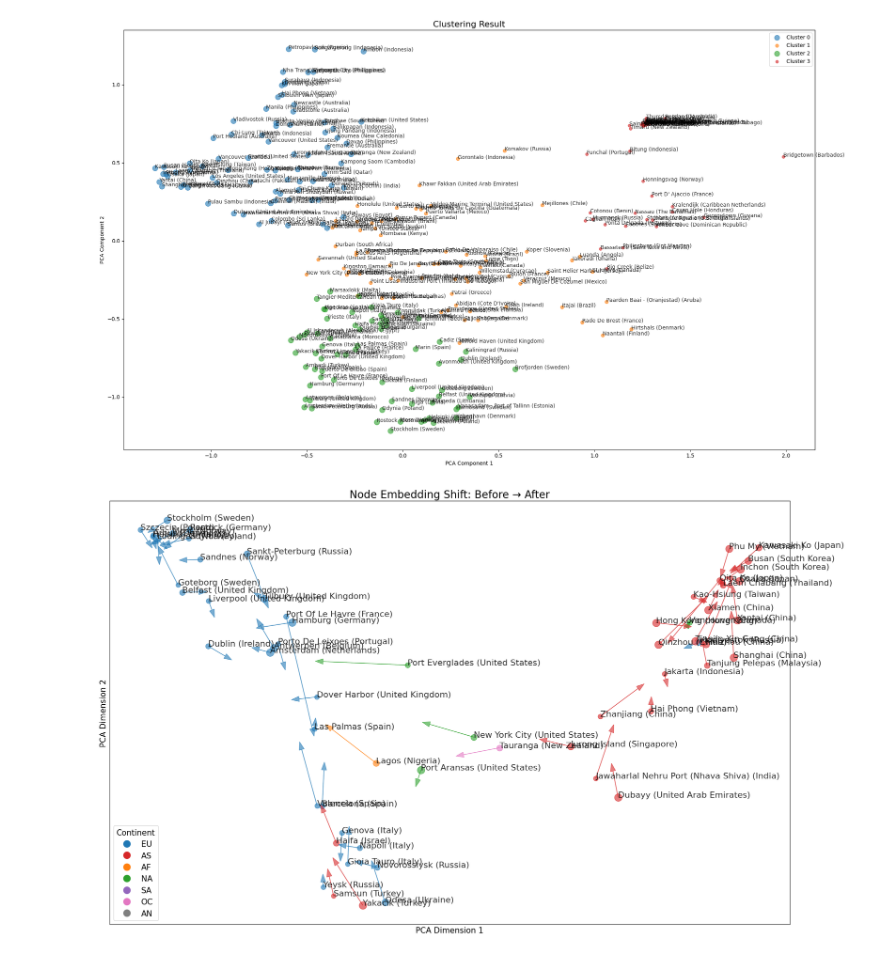
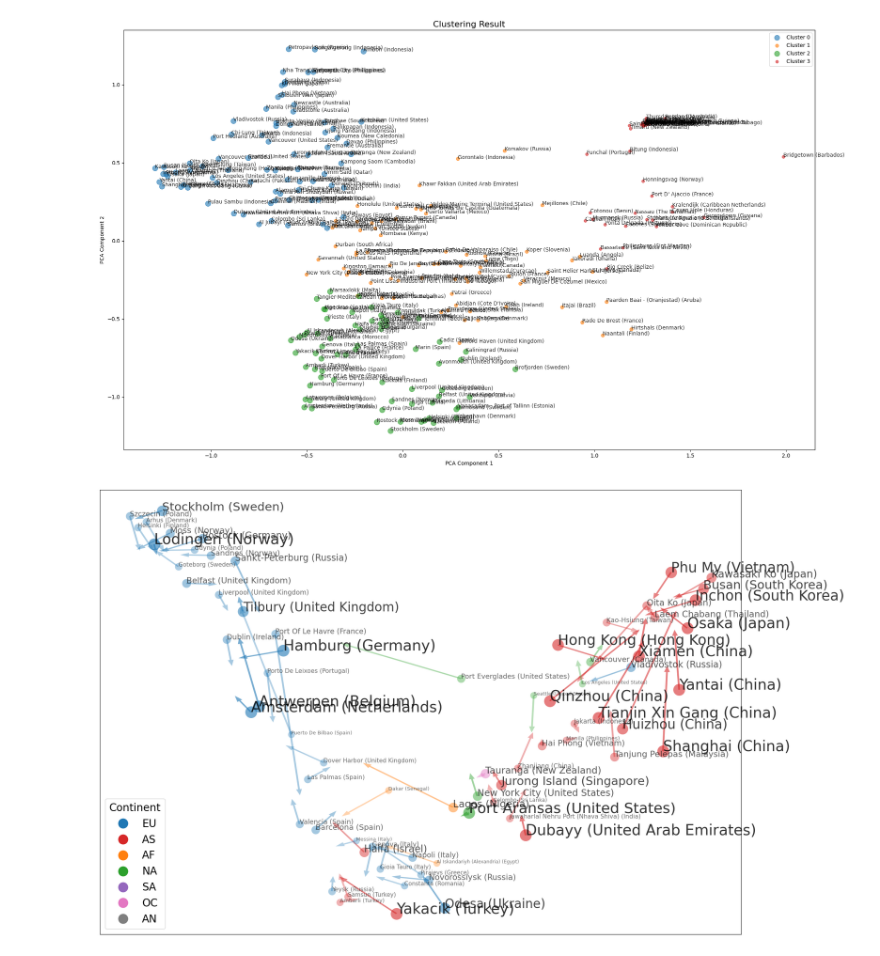
Before and after one commit to Paulliant/global-shipping-networks-analysis, a Jupyter notebook: Network Analysis/graph_embedding_calculate.ipynb, the cells around one changed output. Cells and saved outputs as stored; diff of their text form; code cells hidden in the pictures.

```diff
--- a/Network Analysis/graph_embedding_calculate.ipynb
+++ b/Network Analysis/graph_embedding_calculate.ipynb
@@ -79,6 +79,7 @@ from matplotlib.colors import Normalize
 from matplotlib.patches import Patch
 from matplotlib.lines import Line2D
 from sklearn.decomposition import PCA
+from sklearn.preprocessing import QuantileTransformer
 import reverse_geocoder as rg
 import pycountry_convert as pc
 
@@ -103,8 +104,8 @@ embeddings_before = embeddings_before[:n_nodes]
 embeddings_after = embeddings_after[:n_nodes]
 clusters = clusters.iloc[:n_nodes].reset_index(drop=True)
 
-# 只保留大港口
-main_ports = clusters['ship_cnts'] > 1500
+# # 只保留大港口
+main_ports = clusters['ship_cnts'] > 1000
 embeddings_before = embeddings_before[main_ports.values]
 embeddings_after = embeddings_after[main_ports.values]
 clusters = clusters[main_ports].reset_index(drop=True)
@@ -120,10 +121,28 @@ pca = PCA(n_components=2)
 pca_before = pca.fit_transform(embeddings_before)
 pca_after = pca.transform(embeddings_after)
 
-clusters['pca_x_before'] = pca_before[:, 0]
-clusters['pca_y_before'] = pca_before[:, 1]
-clusters['pca_x_after'] = pca_after[:, 0]
-clusters['pca_y_after'] = pca_after[:, 1]
+# clusters['pca_x_before'] = pca_before[:, 0]
+# clusters['pca_y_before'] = pca_before[:, 1]
+# clusters['pca_x_after'] = pca_after[:, 0]
+# clusters['pca_y_after'] = pca_after[:, 1]
+# 2. QuantileTransformer 边缘均匀化到 [0,1]
+qt = QuantileTransformer(
+    n_quantiles=pca_before.shape[0],
+    output_distribution='uniform',
+    random_state=RANDOM_SEED
+)
+qt_before = qt.fit_transform(pca_before)
+qt_after  = qt.transform(pca_after)
+
+# （可选）如果想把 [0,1] 映射到 [-1,1]：
+# qt_before = qt_before * 2 - 1
+# qt_after  = qt_after  * 2 - 1
+
+# 3. 覆盖原来的列
+clusters['pca_x_before'] = qt_before[:, 0]
+clusters['pca_y_before'] = qt_before[:, 1]
+clusters['pca_x_after']  = qt_after[:,  0]
+clusters['pca_y_after']  = qt_after[:,  1]
 
 # 为每个节点分配颜色
 # colors = plt.cm.tab20(np.linspace(0, 1, len(clusters)))
@@ -163,41 +182,42 @@ continent_color_map = {
 clusters['continent'] = continent_codes
 colors = clusters['continent'].map(continent_color_map)
 
+max_ship_cnts = clusters['ship_cnts'].max()
+
 # 绘图
 plt.figure(figsize=(20, 12))
 for i, row in clusters.iterrows():
     color = colors[i]
 
+    norm = np.sqrt(row['ship_cnts']) / np.sqrt(max_ship_cnts)
+
     # 绘制箭头：从 before 指向 after
     plt.arrow(row['pca_x_before'], row['pca_y_before'],
               row['pca_x_after'] - row['pca_x_before'],
               row['pca_y_after'] - row['pca_y_before'],
-              color=color, alpha=0.6, width=0.001, head_width=0.02, length_includes_head=True)
+              color=color, alpha=0.2 + 0.4 * norm, linewidth=0, width=0.003, head_width=0.01, length_includes_head=True)
 
     # 绘制起始点，大小与 ship_cnts 成比例
     plt.scatter(row['pca_x_before'], row['pca_y_before'],
-                color=color, s=2.0 * np.sqrt(row['ship_cnts']), alpha=0.6)
+                color=color, s=500.0 * norm, alpha=0.2 + 0.4 * norm, linewidth=0)
 
     # 添加港口标签
     plt.annotate(row['port_info'], (row['pca_x_before'], row['pca_y_before']),
-                 fontsize=16, alpha=0.8)
+                 fontsize=28.0 * norm, alpha=0.4 + 0.4 * norm)
 
 # 图形设置
-plt.title("Node Embedding Shift: Before → After", fontsize=20)
-plt.xlabel("PCA Dimension 1", fontsize=15)
-plt.ylabel("PCA Dimension 2", fontsize=15)
 plt.xticks([])
 plt.yticks([])
 plt.legend(handles=[
     Patch(facecolor=color, edgecolor='k', label=continent)
     for continent, color in continent_color_map.items()
 ], title="Continent", loc='lower right')
 plt.legend(handles=[
     Line2D([0], [0], marker='o', color='w', label=continent,
-           markerfacecolor=color, markersize=15)
+           markerfacecolor=color, markersize=20)
     for continent, color in continent_color_map.items()
-], title="Continent", title_fontsize=15, fontsize=15, loc='best')
+], title="Continent", title_fontsize=20, fontsize=20, loc='best')
 plt.tight_layout()
 plt.show()
 # %% [output]
-[figure, old version]
+[figure, new version]
```
Also changed, not shown: parts of 4 cells of this notebook, 7 other files.
